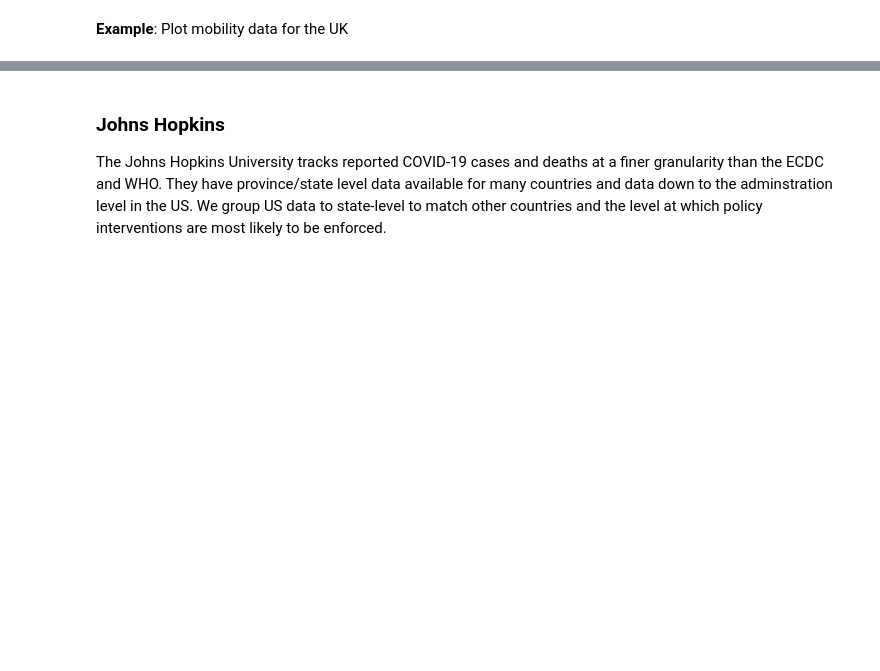
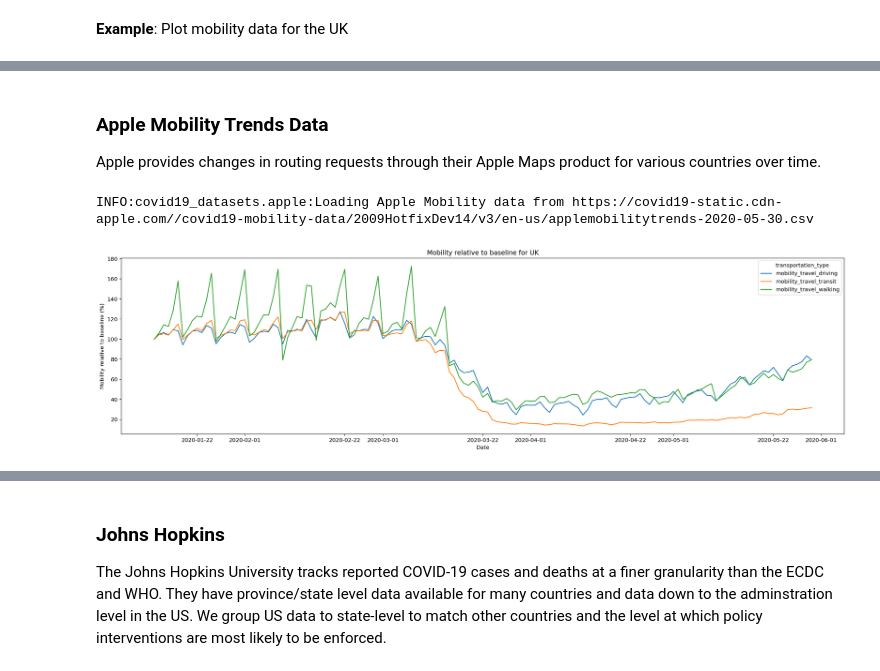
Before and after one commit to rs-delve/covid19_datasets, a Jupyter notebook: usage_example.ipynb, the cells around one changed output, grey strips where cells are left out. Drawn from its saved outputs; the diff is of its cells as text; code cells hidden in the pictures; blank space fills up the shorter version.

```diff
--- a/usage_example.ipynb
+++ b/usage_example.ipynb
@@ -303,0 +249,20 @@ plt.show()
+# %% [markdown]
+### Apple Mobility Trends Data
+Apple provides changes in routing requests through their Apple Maps product for various countries over time.
+# %%
+from covid19_datasets import AppleMobility
+apple_mob = AppleMobility()
+# %% [output]
+INFO:covid19_datasets.apple:Loading Apple Mobility data from https://covid19-static.cdn-apple.com//covid19-mobility-data/2009HotfixDev14/v3/en-us/applemobilitytrends-2020-05-30.csv
+# %%
+uk_data = apple_mob.get_country_data().query('ISO == "GBR"')
+
+fig, ax = plt.subplots(figsize=(24, 6))
+sns.lineplot(data=uk_data.drop('ISO', axis='columns').melt(id_vars=['DATE']), x='DATE', y='value', hue='transportation_type')
+
+plt.title('Mobility relative to baseline for UK')
+plt.xlabel('Date')
+plt.ylabel('Mobility relative to baseline (%)')
+plt.show()
+# %% [output]
+[figure, added]
```
Also changed, not shown: parts of 38 cells of this notebook.
